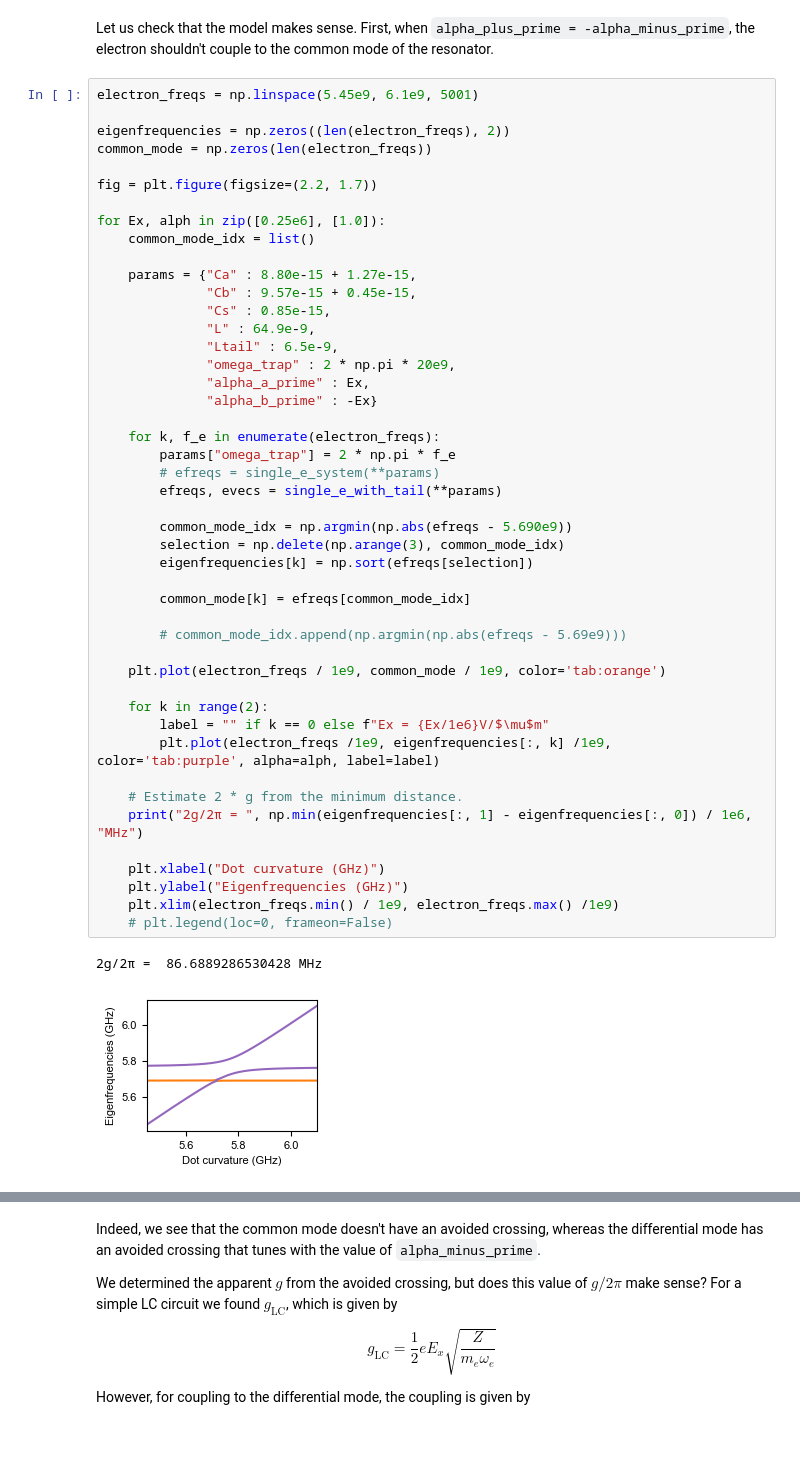
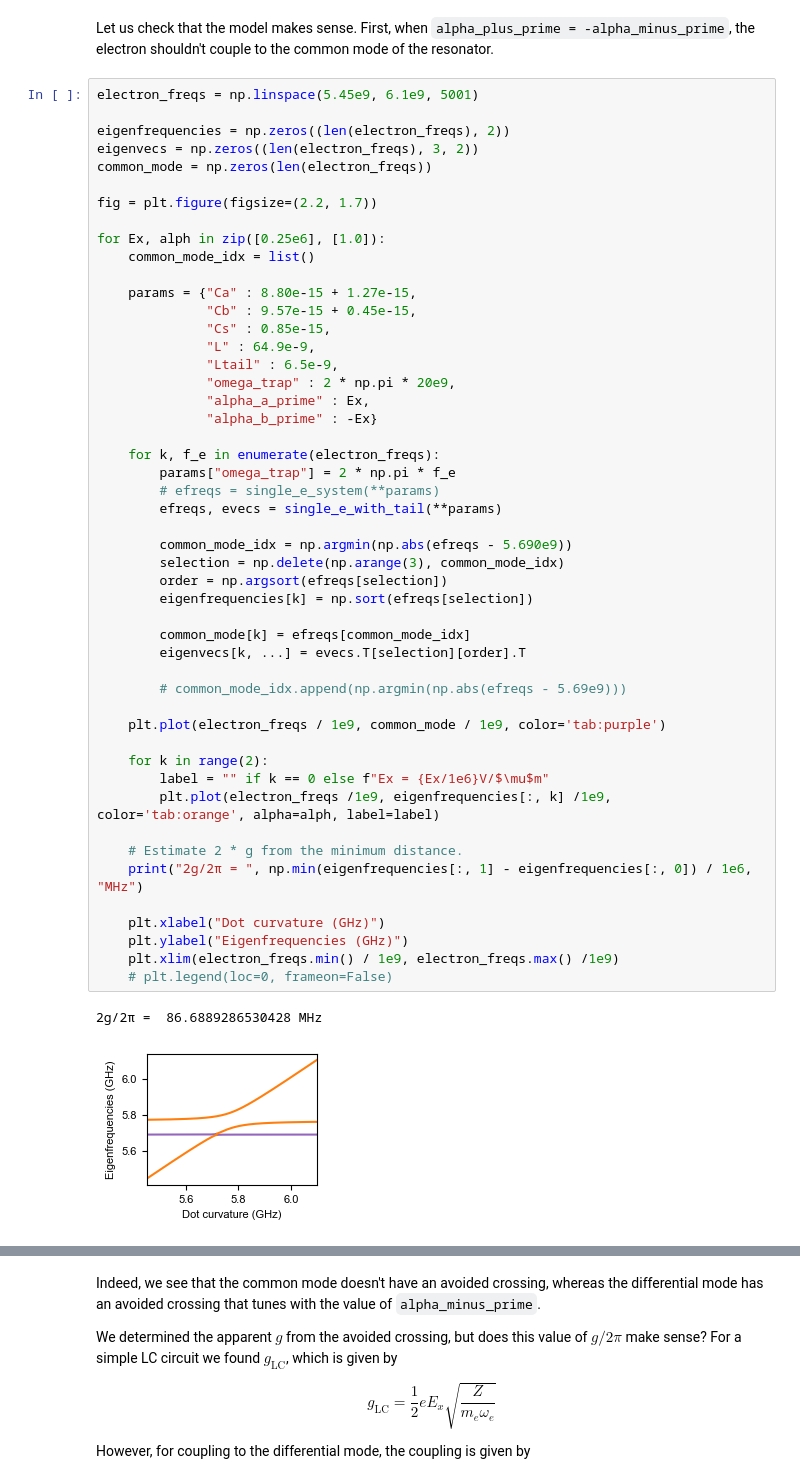
Before and after one commit to gkoolstra/quantum_electron, a Jupyter notebook: examples/98_electron_capacitance.ipynb, the cells around one changed output, grey strips where cells are left out. Saved outputs shown, nothing was run; the diff lists cells and outputs as text; blank space fills up the shorter version.

```diff
--- a/examples/98_electron_capacitance.ipynb
+++ b/examples/98_electron_capacitance.ipynb
@@ -326,6 +349,7 @@ Let us check that the model makes sense. First, when `alpha_plus_prime = -alpha_
 electron_freqs = np.linspace(5.45e9, 6.1e9, 5001)
 
 eigenfrequencies = np.zeros((len(electron_freqs), 2))
+eigenvecs = np.zeros((len(electron_freqs), 3, 2))
 common_mode = np.zeros(len(electron_freqs))
 
 fig = plt.figure(figsize=(2.2, 1.7))
@@ -341,33 +365,35 @@ for Ex, alph in zip([0.25e6], [1.0]):
               "omega_trap" : 2 * np.pi * 20e9,
               "alpha_a_prime" : Ex,
               "alpha_b_prime" : -Ex}
 
     for k, f_e in enumerate(electron_freqs):
         params["omega_trap"] = 2 * np.pi * f_e
         # efreqs = single_e_system(**params)
         efreqs, evecs = single_e_with_tail(**params)
 
         common_mode_idx = np.argmin(np.abs(efreqs - 5.690e9))
         selection = np.delete(np.arange(3), common_mode_idx)
+        order = np.argsort(efreqs[selection])
         eigenfrequencies[k] = np.sort(efreqs[selection])
 
         common_mode[k] = efreqs[common_mode_idx]
+        eigenvecs[k, ...] = evecs.T[selection][order].T
 
         # common_mode_idx.append(np.argmin(np.abs(efreqs - 5.69e9)))
 
-    plt.plot(electron_freqs / 1e9, common_mode / 1e9, color='tab:orange')
+    plt.plot(electron_freqs / 1e9, common_mode / 1e9, color='tab:purple')
 
     for k in range(2):
         label = "" if k == 0 else f"Ex = {Ex/1e6}V/$\mu$m"
-        plt.plot(electron_freqs /1e9, eigenfrequencies[:, k] /1e9, color='tab:purple', alpha=alph, label=label)
+        plt.plot(electron_freqs /1e9, eigenfrequencies[:, k] /1e9, color='tab:orange', alpha=alph, label=label)
 
     # Estimate 2 * g from the minimum distance.
     print("2g/2π = ", np.min(eigenfrequencies[:, 1] - eigenfrequencies[:, 0]) / 1e6, "MHz")
 
     plt.xlabel("Dot curvature (GHz)")
     plt.ylabel("Eigenfrequencies (GHz)")
     plt.xlim(electron_freqs.min() / 1e9, electron_freqs.max() /1e9)
     # plt.legend(loc=0, frameon=False)
 # %% [output]
 2g/2π =  86.6889286530428 MHz
-[figure, old version]
+[figure, new version]
```
Also changed, not shown: parts of 17 cells of this notebook.
